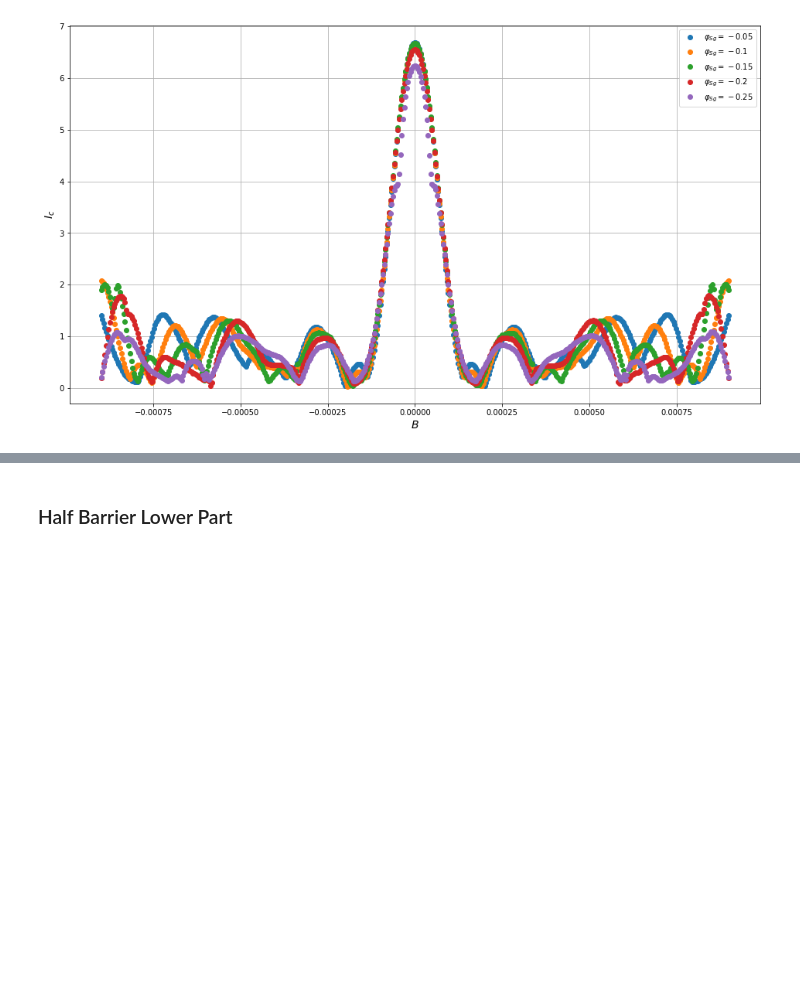
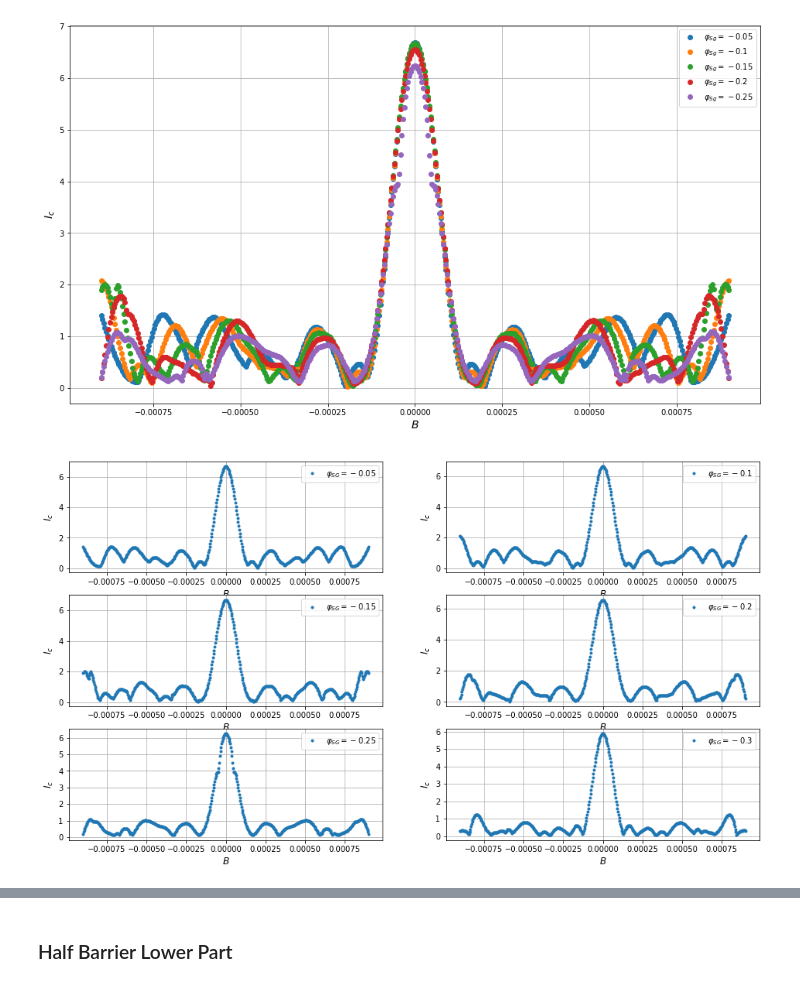
Before and after one commit to NeroCorleone/thesis, a Jupyter notebook: code/plots.ipynb, the cells around one changed output, grey strips where cells are left out. Cells and saved outputs as stored; diff of their text form; code cells hidden in the pictures; blank space fills up the shorter version.

```diff
--- a/code/plots.ipynb
+++ b/code/plots.ipynb
@@ -24,22 +30,2 @@ def readValues_modified(filename):
 # %% [markdown]
 # Supercurrent Plots
-# %%
-datafiles = [
-    '/home/nefta/thesis/results/long328/supercurrent/new/vsg=-0.05-20171012-11:29:41/',
-    '/home/nefta/thesis/results/long328/supercurrent/new/vsg=-0.1-20171012-11:29:54/',
-    '/home/nefta/thesis/results/long328/supercurrent/new/vsg=-0.15-20171012-11:30:07/',
-    '/home/nefta/thesis/results/long328/supercurrent/new/vsg=-0.2-20171012-11:30:20/',
-    '/home/nefta/thesis/results/long328/supercurrent/new/vsg=-0.25-20171012-11:30:33/',
-    '/home/nefta/thesis/results/long328/supercurrent/new/vsg=-0.3-20171012-11:30:47/',
-    '/home/nefta/thesis/results/long328/supercurrent/new/vsg=-0.4-20171012-11:31:13/',
-    '/home/nefta/thesis/results/long328/supercurrent/new/vsg=-0.5-20171012-11:31:27/',
-    '/home/nefta/thesis/results/long328/supercurrent/new/vsg=-0.6-20171012-11:31:40/',
-    '/home/nefta/thesis/results/long328/supercurrent/new/vsg=-0.625-20171012-11:35:26/',
-    '/home/nefta/thesis/results/long328/supercurrent/new/vsg=-0.65-20171012-11:35:39/',
-    '/home/nefta/thesis/results/long328/supercurrent/new/vsg=-0.675-20171012-11:35:52/',
-    '/home/nefta/thesis/results/long328/supercurrent/new/vsg=-0.7-20171012-11:31:53/',
-    '/home/nefta/thesis/results/long328/supercurrent/new/vsg=-0.725-20171012-11:36:05/',
-    '/home/nefta/thesis/results/long328/supercurrent/new/vsg=-0.75-20171012-11:36:18/',
-    '/home/nefta/thesis/results/long328/supercurrent/new/vsg=-0.8-20171012-11:32:06/',
-
-]
@@ -46,6 +34,9 @@ datafiles = [
 # %%
 vsg_values = [-0.05, -0.1, -0.15, -0.2, -0.25, -0.3,
-              -0.4, -0.5, -0.6, -0.625, -0.65, -0.675,
+              -0.4, -0.5, -0.6,
+              -0.625,
+              -0.65,
+              -0.675,
               -0.7, -0.725, -0.75, -0.8]
 # %%
 len(readValues(datafiles[0] + 'data.csv'))
@@ -67,3 +60,20 @@ ax.grid()
 #fig.savefig('plots/')
 # %% [output]
 [figure]
+# %%
+fig, ax = plt.subplots(figsize=(16,9))
+# %%
+fig = plt.figure(figsize=(16, 9))
+for i, label in enumerate(('a', 'b', 'c', 'd', 'e', 'f',)):
+    n = 321 + i
+    ax = fig.add_subplot(n)
+    current_values = readValues(datafiles[i] + 'data.csv')
+    ax.plot(mag_field, current_values, linestyle='None',
+             marker='.', label=r'$\varphi_{{SG}} = {0}$'.format(vsg_values[i]))
+    ax.grid()
+    ax.legend(loc=1)
+    ax.set_xlabel(r'$B$', fontsize=12)
+    ax.set_ylabel(r'$I_c$', fontsize=12)
+    ax.ticklabel_format(style='sci')
+# %% [output]
+[figure, added]
```
Also changed, not shown: parts of 5 cells of this notebook.
